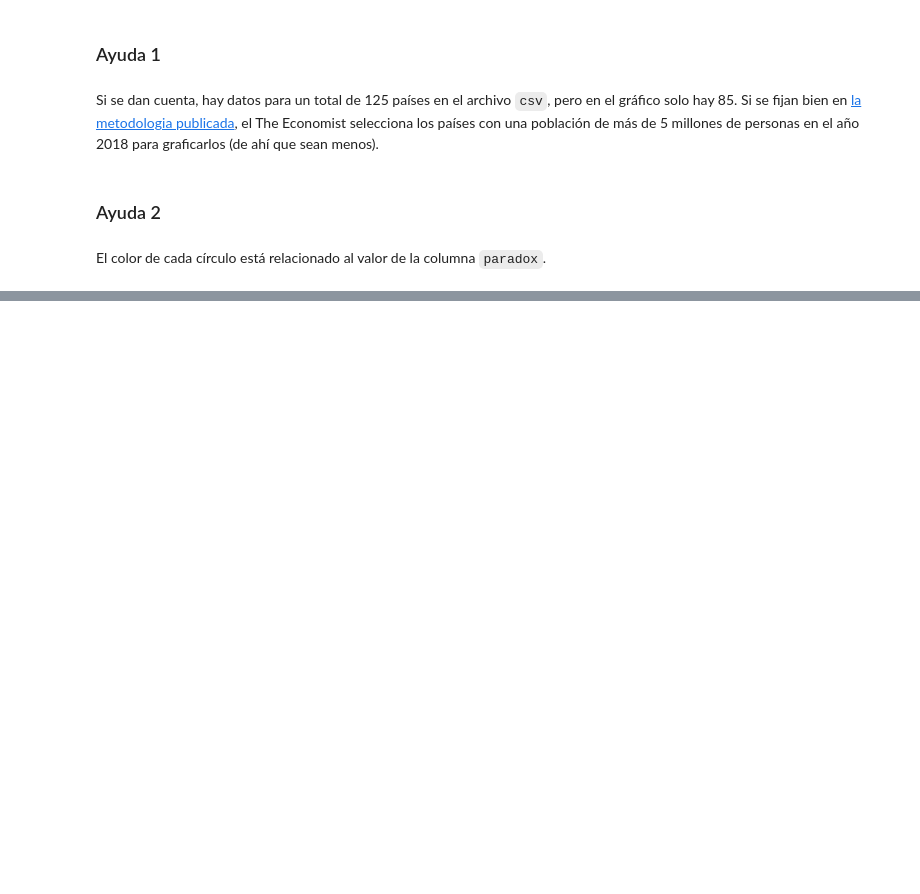
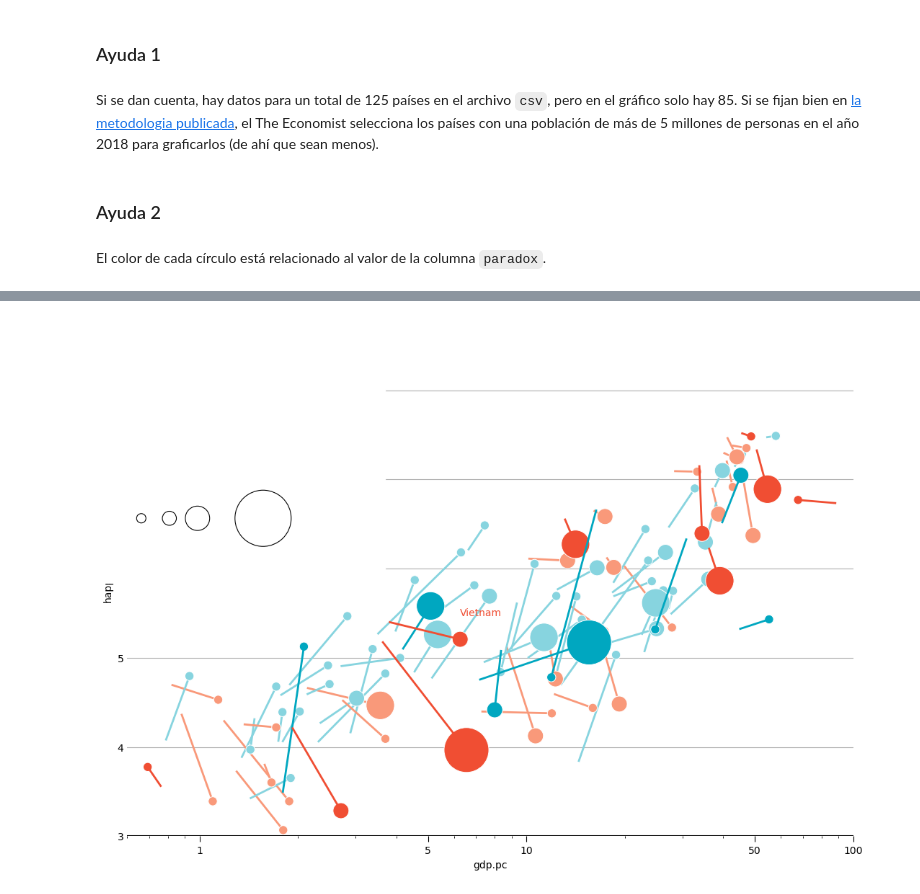
Before and after one commit to Gaddran/ClaseTarea2, a Jupyter notebook: Tarea 2.ipynb, the cells around one changed output, grey strips where cells are left out. Drawn from its saved outputs; the diff is of its cells as text; code cells hidden in the pictures; blank space fills up the shorter version.

```diff
--- a/Tarea 2.ipynb
+++ b/Tarea 2.ipynb
@@ -164,3 +164,13 @@ Si se dan cuenta, hay datos para un total de 125 países en el archivo `csv`, pe
 ### Ayuda 2
 # %% [markdown]
 El color de cada círculo está relacionado al valor de la columna `paradox`.
+# %%
+df_happy = pd.read_csv(r'.\data\02-happiness-economics.csv', index_col=0)
+hightlight = ["Burundi","Benin","Tanzania","India","Ukraine","Vietnam","Pakistan","China","Brazil","Venezuela","Greece","Spain","Japan",
+              "Germany","Netherlands","United States","United Arab Emirates","Hong Kong"]
+nombres_paises = list(df_happy.query("pop > 5000000 and year == 2018")['name'])
+df1 = df_happy[df_happy['name'].isin(nombres_paises) & ~df_happy['name'].isin(hightlight)].copy()
+df2 = df_happy[df_happy['name'].isin(hightlight)].copy()
+df1['gdp.pc']=df1['gdp.pc']/1000
+df2['gdp.pc']=df2['gdp.pc']/1000
+df1
@@ -167,21 +197,93 @@ El color de cada círculo está relacionado al valor de la columna `paradox`.
 # %%
 #scatter
-    #paises resaltados
-    #nombres paises resaltaos
+fig, ax = plt.subplots(figsize=(13, 9))
+popbreak = {'<25m' : 80 , '25m-100m' : 250, '100m-500m' : 800, '500m+' : 2000}
+paleta_no = {False: "#87d4df", True: "#f9997a"}
+paleta_si = {False: "#00a7c0", True: "#f04e33"}
+ax1 = sns.scatterplot(data=df1[df1['year']==2018], #Scatter de los no hightlighted
+                      ax=ax,
+                      x='gdp.pc',
+                      y='happy',
+                      size='pop.break',
+                      sizes=popbreak,
+                      hue='paradox',
+                      legend=False,
+                      palette=paleta_no,
+                      zorder=5
+
+                      )
+#paises resaltados
+ax2 = sns.scatterplot(data=df2[df2['year']==2018], #Scatter de los hightlighted
+                      ax=ax,
+                      x='gdp.pc',
+                      y='happy',
+                      size='pop.break',
+                      sizes=popbreak,
+                      hue='paradox',
+                      legend=False,
+                      zorder=6,
+                      palette=paleta_si
+
+                      )
+
+#escala log
+ax1.set_xscale('log')
+ax2.set_xscale('log')
+
+fig.text(x=0.48,y=0.45,s='Vietnam',color='#f04e33')
 #lineas scatter
+for pais in list(df1.name.unique()):
+    datapais=df1[df1['name']==pais]
+    if datapais.paradox.iloc[0]:
+        plt.plot(datapais['gdp.pc'],datapais['happy'], lw=2, color="#f9997a")
+    else:
+        plt.plot(datapais['gdp.pc'],datapais['happy'], lw=2, color="#87d4df")
+
+for pais in list(df2.name.unique()):
+    datapais=df2[df2['name']==pais]
+    if datapais.paradox.iloc[0]:
+        plt.plot(datapais['gdp.pc'],datapais['happy'], lw=2, color="#f04e33", zorder=6)
+    else:
+        plt.plot(datapais['gdp.pc'],datapais['happy'], lw=2, color="#00a7c0", zorder=6)
 #grid
-#escala log
+ax1.grid(visible=True,axis='y')
+ax1.spines['left'].set_visible(False)
+ax1.spines['right'].set_visible(False)
+ax1.spines['top'].set_visible(False)
+ax1.spines['bottom'].set_visible(False)
+ax1.set_ylim(3,8.6)
+ax1.set_xlim(0.6,100)
+ax1.plot([0.6,100],[3,3],color='k')
+ax1.yaxis.set_tick_params(length=0)
+ax1.xaxis.set_tick_params(length=6)
+ax1.xaxis.set_ticklabels([1,5,10,50,100])
+ax1.xaxis.set_ticks(([1,5,10,50,100]))
+
+fig.add_artist(patches.Rectangle(xy=(0.1,0.5),color='w',zorder=7,width=0.3,height=0.4))
+
+fig.add_artist(patches.Ellipse(xy=(0.14,0.6),width=.01,height=.01*13/9,zorder=16,color='k',lw=.8,fill=False,))
+fig.add_artist(patches.Ellipse(xy=(0.17,0.6),width=.015,height=.015*13/9,zorder=16,color='k',lw=.8,fill=False,))
+fig.add_artist(patches.Ellipse(xy=(0.20,0.6),width=.026,height=.026*13/9,zorder=16,color='k',lw=.8,fill=False,))
+fig.add_artist(patches.Ellipse(xy=(0.27,0.6),width=.06,height=.06*13/9,zorder=16,color='k',lw=.8,fill=False,))
+
 #linea negra top
+fig.add_artist(lines.line2d())
 #texto top
+fig.text
 #mini linea
+fig.add_artist(lines.line2d())
 #texto mini linea
+fig.text
 #texto sub mini linea
 #leyenda
 #leyenda 2
 #texto venezuela
 #texto euro
 #texto india
 #label eje y
 #label eje x *3
 #sublabel eje x
 #fuente
+plt.show()
+# %% [output]
+[figure, added]
```
Also changed, not shown: parts of 2 cells of this notebook, 1 other file.
